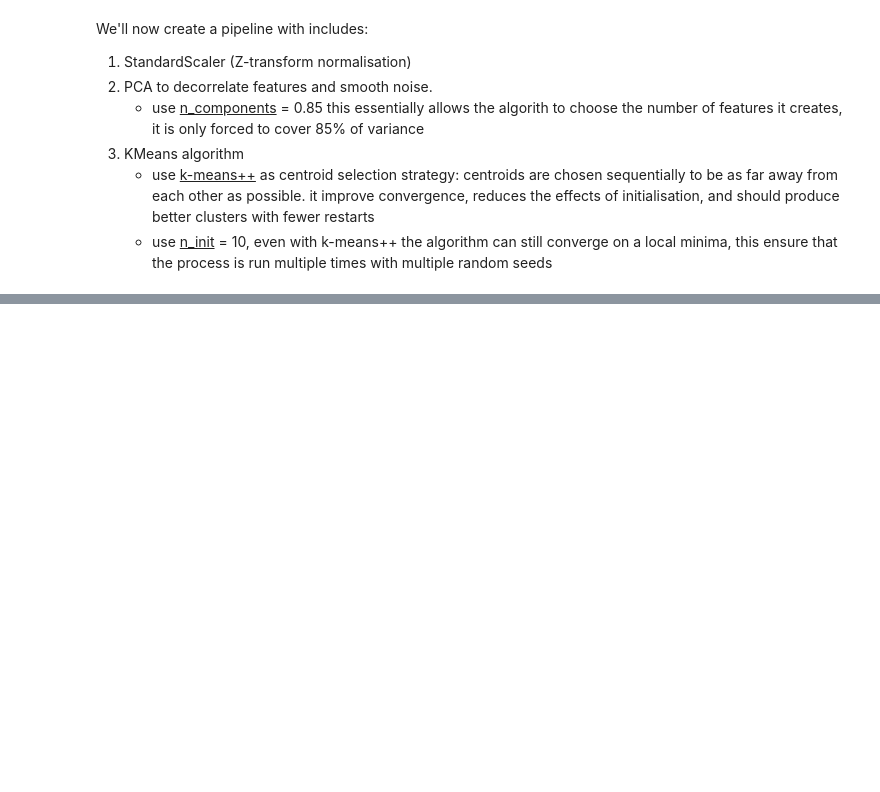
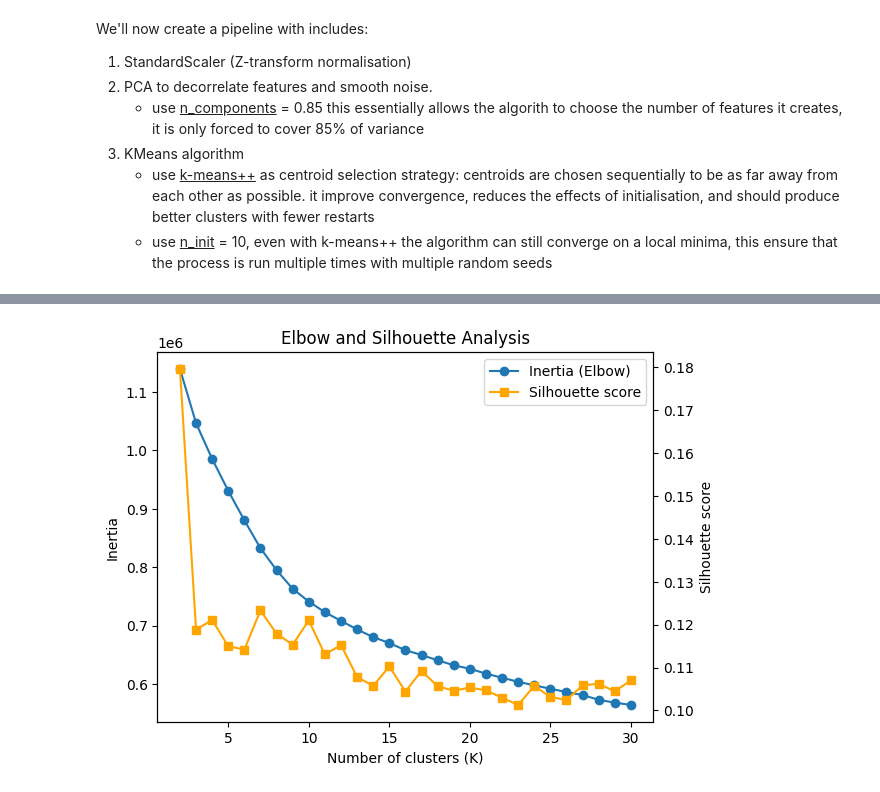
Before and after one commit to petedanielsmith/spotify-recommendation-system, a Jupyter notebook: jupyter_notebooks/02_clustering.ipynb, the cells around one changed output, grey strips where cells are left out. Cells and saved outputs as stored; diff of their text form; code cells hidden in the pictures; blank space fills up the shorter version.

Commit message:
Finish clustering.

```diff
--- a/jupyter_notebooks/02_clustering.ipynb
+++ b/jupyter_notebooks/02_clustering.ipynb
@@ -135,9 +136,12 @@ Column 'track_genre' has 110 unique values.
 2. Encode variables 'explicit', 'key', 'mode', 'time_signature'. Drop variable 'track_genre' as it contains too many unique values (110), which have no ordinal meaning
 3. Perform PCA or similar feature reduction methods
 4. Drop columns with no predictive value: 'Unnamed: 0', 'track_id', 'artists', 'album_name', 'track_name'
+# %%
+# copy the dataframe for preprocessing
+X = df.copy()
 # %%
 # drop columns
-df.drop(columns=['Unnamed: 0', 'track_id', 'artists', 'album_name', 'track_name', 'track_genre'], inplace=True)
+X.drop(columns=['Unnamed: 0', 'track_id', 'artists', 'album_name', 'track_name', 'track_genre'], inplace=True)
 # %%
 # check the values of the categorical features
 for col in ['explicit', 'mode', 'time_signature', 'key']:
@@ -198,23 +200,66 @@ We'll now create a pipeline with includes:
+# %%
+# create the pipeline
+pipeline = Pipeline(
+    steps=[
+        ("scaler", StandardScaler()),
+        ("pca", PCA(n_components=0.85, random_state=42)),
+        ("kmeans", KMeans(
+            n_clusters=2,   # placeholder
+            init="k-means++",
+            n_init=10,
+            random_state=42
+        ))
+    ]
+)
 # %%
-# define K as 10
-K = 15
-# create the pipeline
-pipeline = Pipeline(
-    steps=[
-        ("scaler", StandardScaler()),
-        ("pca", PCA(
-            n_components=0.85,
-            random_state=42
-        )),
-        ("kmeans", KMeans(
-            n_clusters=K,          # set K explicitly
-            init="k-means++",
-            n_init=10,
-            random_state=42
-        ))
-    ]
-)
+# create elbow and silhouette plots to help determine optimal K
 
-pipeline.fit(X)
+# define range of K values
+Ks = range(2, 31)
+sample_size = 10_000   # Silhouette is computationally expensive so we sample
+rng = np.random.default_rng(42) # for reproducibility
 
-labels = pipeline["kmeans"].labels_
+# lists to store inertia and silhouette scores
+inertias = []
+silhouettes = []
+
+# iterate over K values
+for k in Ks:
+    pipeline.set_params(kmeans__n_clusters=k)
+    pipeline.fit(X)
+
+    # Elbow (full data)
+    inertias.append(pipeline["kmeans"].inertia_)
+
+    # Transform full data once
+    X_pca = pipeline["pca"].transform(
+        pipeline["scaler"].transform(X)
+    )
+    labels = pipeline["kmeans"].labels_
+
+    # Silhouette (sampled)
+    if len(X_pca) > sample_size:
+        idx = rng.choice(len(X_pca), sample_size, replace=False)
+        sil = silhouette_score(X_pca[idx], labels[idx])
+    else:
+        sil = silhouette_score(X_pca, labels)
+
+    silhouettes.append(sil)
+
+# Plot both
+fig, ax1 = plt.subplots()
+
+line1, = ax1.plot(Ks, inertias, marker="o", label="Inertia (Elbow)")
+ax1.set_xlabel("Number of clusters (K)")
+ax1.set_ylabel("Inertia")
+
+ax2 = ax1.twinx()
+line2, = ax2.plot(Ks, silhouettes, marker="s", label="Silhouette score", color="orange")
+ax2.set_ylabel("Silhouette score")
+
+# add legend and title
+ax1.legend(handles=[line1, line2], loc="best")
+plt.title("Elbow and Silhouette Analysis")
+plt.show()
+# %% [output]
+[figure, added]
```
Also changed, not shown: parts of 8 cells of this notebook.
